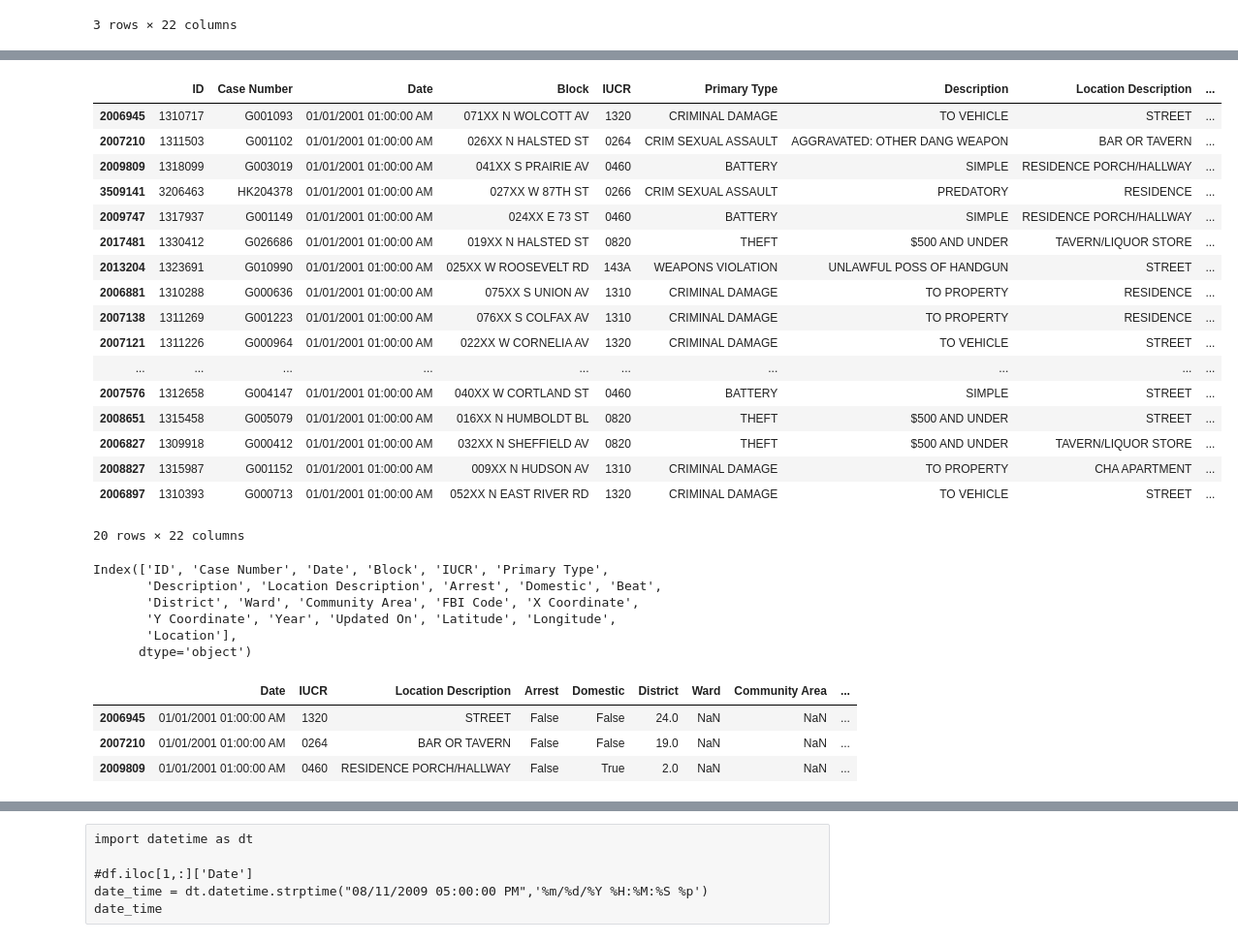
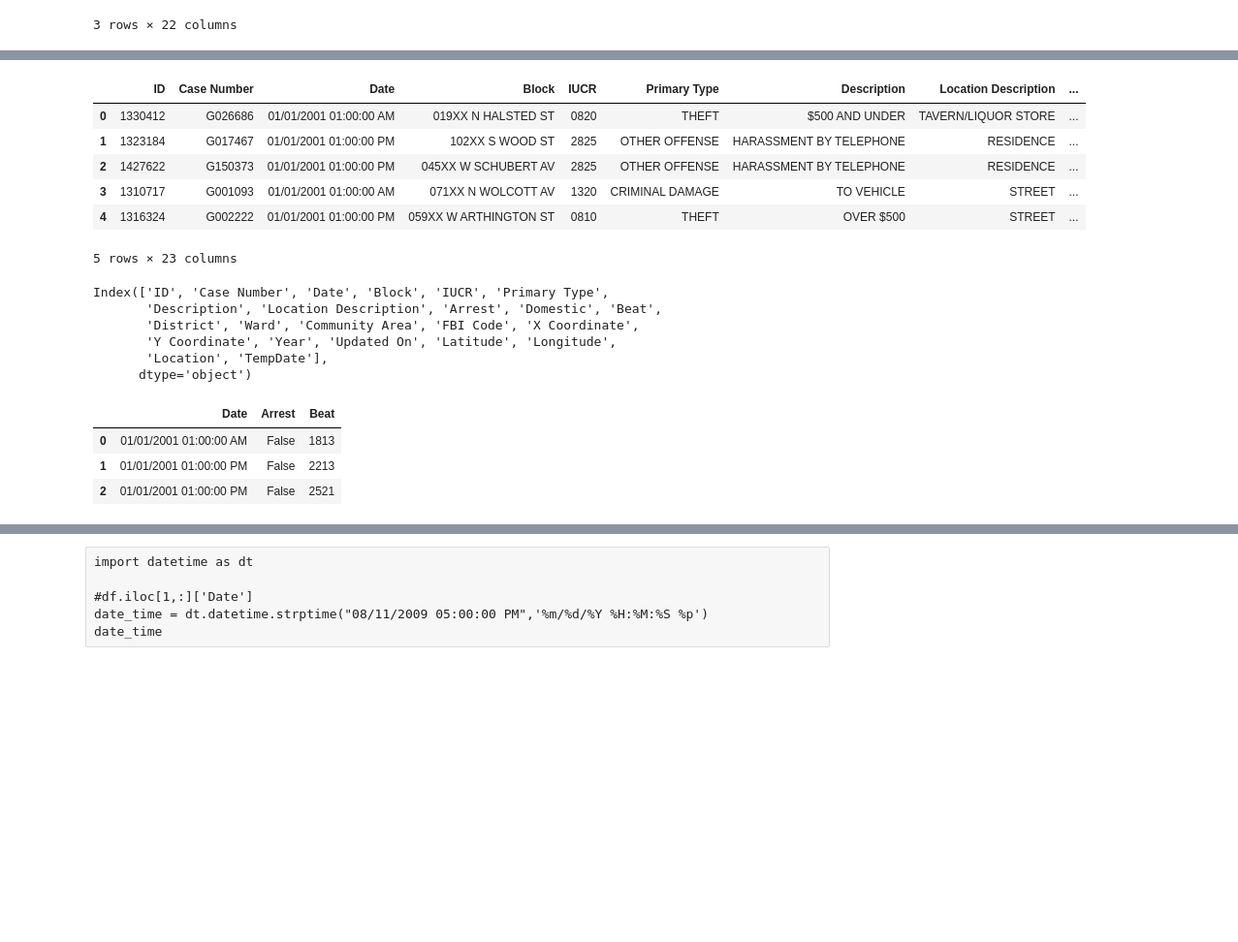
Before and after one commit to Chibuu/TimeSeries, a Jupyter notebook: Preliminary.ipynb, the cells around one changed output, grey strips where cells are left out. Shown at 97% size. Saved outputs shown, nothing was run; the diff lists cells and outputs as text; code cells hidden in the pictures; blank space fills up the shorter version.

```diff
--- a/Preliminary.ipynb
+++ b/Preliminary.ipynb
@@ -3,5 +5,8 @@ import pandas as pd
-# %%
-df = pd.read_csv('Data/ChicagoCrimes2001ToPresent.csv')
+# %%
+if platform.system() == 'Linux':
+    df = pd.read_csv('/home/chib/Documents/TSData/ChicagoCrimes2001ToPresent.csv')
+else:
+    print("AlePath")
 # %%
 print(df.columns)
 df.head(3)
@@ -17,5 +22,3 @@ Index(['ID', 'Case Number', 'Date', 'Block', 'IUCR', 'Primary Type',
 | 1 | 7070950 | HR478180 | 08/11/2009 05:00:00 PM | 047XX W LAKE ST | 1210 | DECEPTIVE PRACTICE | THEFT OF LABOR/SERVICES | CTA PLATFORM | ... |
 | 2 | 7070951 | HR478220 | 08/11/2009 06:50:00 PM | 013XX W DEVON AVE | 031A | ROBBERY | ARMED: HANDGUN | RESTAURANT | ... |
 3 rows × 22 columns
-# %%
-df = df.sort_values(by ='Date')
@@ -28,24 +25,19 @@ df = df.sort_values(by ='Date')
+# %%
+#df = df.sort_values(by ='Date')
+df['TempDate']= df['Date'].apply(lambda x: dt.datetime.strptime(x,'%m/%d/%Y %H:%M:%S %p'))
+df = df.sort_values(by ='TempDate')
+df.reset_index(inplace = True)
+del df['index']
 # %%
-df.head(20)
+df.head(5)
 # %% [output]
 |  | ID | Case Number | Date | Block | IUCR | Primary Type | Description | Location Description | ... |
-| 2006945 | 1310717 | G001093 | 01/01/2001 01:00:00 AM | 071XX N WOLCOTT AV | 1320 | CRIMINAL DAMAGE | TO VEHICLE | STREET | ... |
-| 2007210 | 1311503 | G001102 | 01/01/2001 01:00:00 AM | 026XX N HALSTED ST | 0264 | CRIM SEXUAL ASSAULT | AGGRAVATED: OTHER DANG WEAPON | BAR OR TAVERN | ... |
-| 2009809 | 1318099 | G003019 | 01/01/2001 01:00:00 AM | 041XX S PRAIRIE AV | 0460 | BATTERY | SIMPLE | RESIDENCE PORCH/HALLWAY | ... |
-| 3509141 | 3206463 | HK204378 | 01/01/2001 01:00:00 AM | 027XX W 87TH ST | 0266 | CRIM SEXUAL ASSAULT | PREDATORY | RESIDENCE | ... |
-| 2009747 | 1317937 | G001149 | 01/01/2001 01:00:00 AM | 024XX E 73 ST | 0460 | BATTERY | SIMPLE | RESIDENCE PORCH/HALLWAY | ... |
-| 2017481 | 1330412 | G026686 | 01/01/2001 01:00:00 AM | 019XX N HALSTED ST | 0820 | THEFT | $500 AND UNDER | TAVERN/LIQUOR STORE | ... |
-| 2013204 | 1323691 | G010990 | 01/01/2001 01:00:00 AM | 025XX W ROOSEVELT RD | 143A | WEAPONS VIOLATION | UNLAWFUL POSS OF HANDGUN | STREET | ... |
-| 2006881 | 1310288 | G000636 | 01/01/2001 01:00:00 AM | 075XX S UNION AV | 1310 | CRIMINAL DAMAGE | TO PROPERTY | RESIDENCE | ... |
-| 2007138 | 1311269 | G001223 | 01/01/2001 01:00:00 AM | 076XX S COLFAX AV | 1310 | CRIMINAL DAMAGE | TO PROPERTY | RESIDENCE | ... |
-| 2007121 | 1311226 | G000964 | 01/01/2001 01:00:00 AM | 022XX W CORNELIA AV | 1320 | CRIMINAL DAMAGE | TO VEHICLE | STREET | ... |
-| ... | ... | ... | ... | ... | ... | ... | ... | ... | ... |
-| 2007576 | 1312658 | G004147 | 01/01/2001 01:00:00 AM | 040XX W CORTLAND ST | 0460 | BATTERY | SIMPLE | STREET | ... |
-| 2008651 | 1315458 | G005079 | 01/01/2001 01:00:00 AM | 016XX N HUMBOLDT BL | 0820 | THEFT | $500 AND UNDER | STREET | ... |
-| 2006827 | 1309918 | G000412 | 01/01/2001 01:00:00 AM | 032XX N SHEFFIELD AV | 0820 | THEFT | $500 AND UNDER | TAVERN/LIQUOR STORE | ... |
-| 2008827 | 1315987 | G001152 | 01/01/2001 01:00:00 AM | 009XX N HUDSON AV | 1310 | CRIMINAL DAMAGE | TO PROPERTY | CHA APARTMENT | ... |
-| 2006897 | 1310393 | G000713 | 01/01/2001 01:00:00 AM | 052XX N EAST RIVER RD | 1320 | CRIMINAL DAMAGE | TO VEHICLE | STREET | ... |
+| 0 | 1330412 | G026686 | 01/01/2001 01:00:00 AM | 019XX N HALSTED ST | 0820 | THEFT | $500 AND UNDER | TAVERN/LIQUOR STORE | ... |
+| 1 | 1323184 | G017467 | 01/01/2001 01:00:00 PM | 102XX S WOOD ST | 2825 | OTHER OFFENSE | HARASSMENT BY TELEPHONE | RESIDENCE | ... |
+| 2 | 1427622 | G150373 | 01/01/2001 01:00:00 PM | 045XX W SCHUBERT AV | 2825 | OTHER OFFENSE | HARASSMENT BY TELEPHONE | RESIDENCE | ... |
+| 3 | 1310717 | G001093 | 01/01/2001 01:00:00 AM | 071XX N WOLCOTT AV | 1320 | CRIMINAL DAMAGE | TO VEHICLE | STREET | ... |
+| 4 | 1316324 | G002222 | 01/01/2001 01:00:00 PM | 059XX W ARTHINGTON ST | 0810 | THEFT | OVER $500 | STREET | ... |
-20 rows × 22 columns
+5 rows × 23 columns
 # %%
 df.columns
 # %% [output]
@@ -53,17 +45,17 @@ Index(['ID', 'Case Number', 'Date', 'Block', 'IUCR', 'Primary Type',
        'Description', 'Location Description', 'Arrest', 'Domestic', 'Beat',
        'District', 'Ward', 'Community Area', 'FBI Code', 'X Coordinate',
        'Y Coordinate', 'Year', 'Updated On', 'Latitude', 'Longitude',
-       'Location'],
+       'Location', 'TempDate'],
       dtype='object')
 # %%
 #mapping of Primary type and description done via IUCR code
-df = df.loc[:,['Date','IUCR','Location Description','Arrest','Domestic', 'District','Ward','Community Area','Latitude','Longitude']]
+df = df.loc[:,['Date','Arrest','Beat']]
 df.head(3)
 # %% [output]
-|  | Date | IUCR | Location Description | Arrest | Domestic | District | Ward | Community Area | ... |
-| 2006945 | 01/01/2001 01:00:00 AM | 1320 | STREET | False | False | 24.0 | NaN | NaN | ... |
-| 2007210 | 01/01/2001 01:00:00 AM | 0264 | BAR OR TAVERN | False | False | 19.0 | NaN | NaN | ... |
-| 2009809 | 01/01/2001 01:00:00 AM | 0460 | RESIDENCE PORCH/HALLWAY | False | True | 2.0 | NaN | NaN | ... |
+|  | Date | Arrest | Beat |
+| 0 | 01/01/2001 01:00:00 AM | False | 1813 |
+| 1 | 01/01/2001 01:00:00 PM | False | 2213 |
+| 2 | 01/01/2001 01:00:00 PM | False | 2521 |
 # %%
 print(df.shape)
 df.describe()
```
Also changed, not shown: parts of 11 cells of this notebook, 9 other files.
